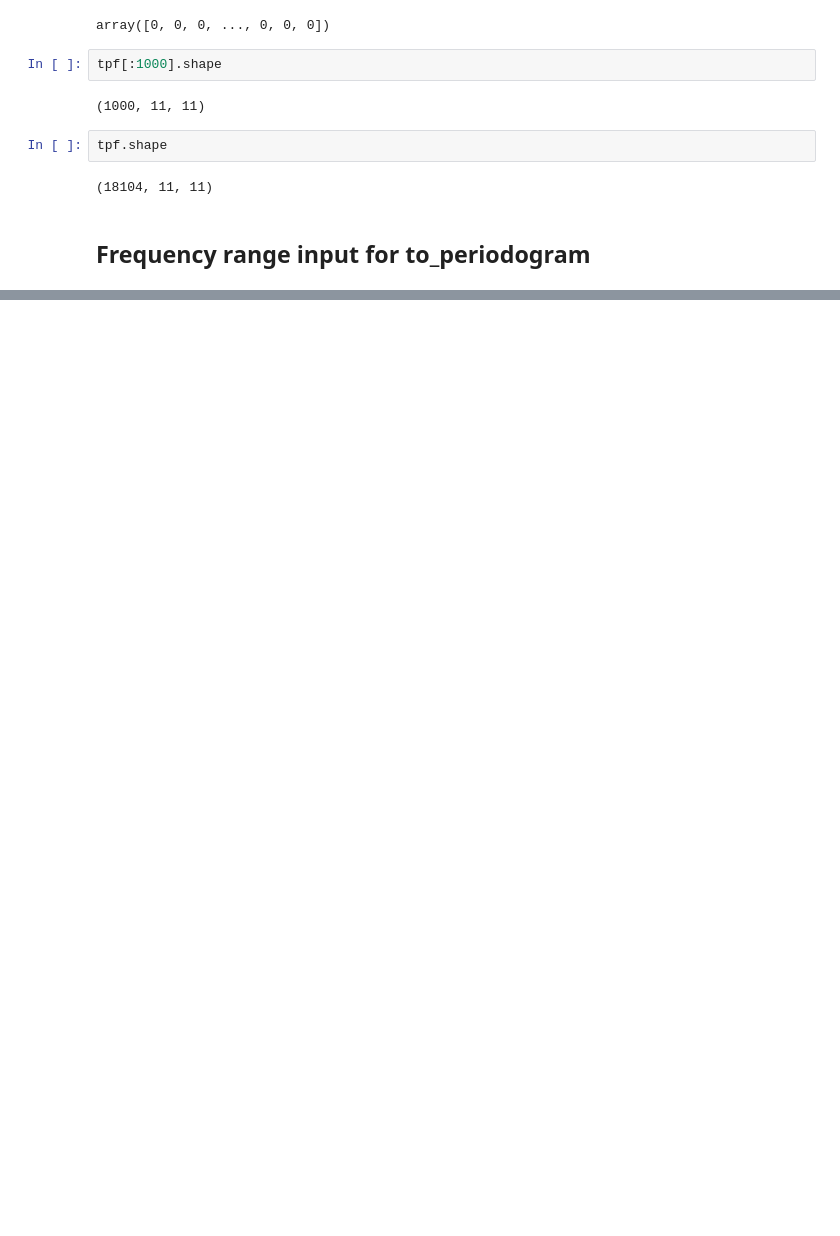
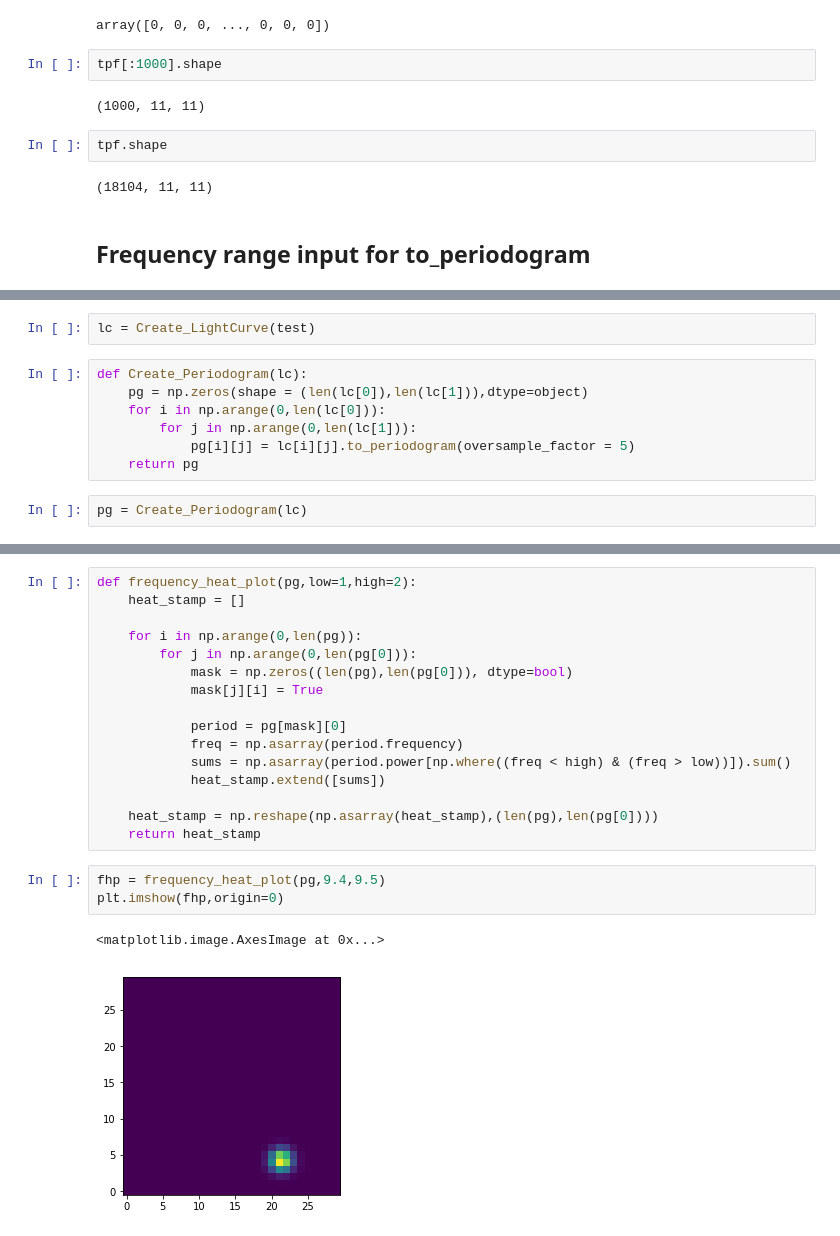
Before and after one commit to Higgins00/AstroResearch, a Jupyter notebook: Research.ipynb, the cells around one changed output, grey strips where cells are left out. Cells and saved outputs as stored; diff of their text form; blank space fills up the shorter version.

```diff
--- a/Research.ipynb
+++ b/Research.ipynb
@@ -2270,0 +2432,11 @@ tpf.shape
+# %%
+lc = Create_LightCurve(test)
+# %%
+def Create_Periodogram(lc):
+    pg = np.zeros(shape = (len(lc[0]),len(lc[1])),dtype=object)
+    for i in np.arange(0,len(lc[0])):
+        for j in np.arange(0,len(lc[1])):
+            pg[i][j] = lc[i][j].to_periodogram(oversample_factor = 5)
+    return pg
+# %%
+pg = Create_Periodogram(lc)
@@ -2270,0 +2445,22 @@ tpf.shape
+# %%
+def frequency_heat_plot(pg,low=1,high=2):
+    heat_stamp = []
+
+    for i in np.arange(0,len(pg)):
+        for j in np.arange(0,len(pg[0])):
+            mask = np.zeros((len(pg),len(pg[0])), dtype=bool)
+            mask[j][i] = True
+
+            period = pg[mask][0]
+            freq = np.asarray(period.frequency)
+            sums = np.asarray(period.power[np.where((freq < high) & (freq > low))]).sum()
+            heat_stamp.extend([sums])
+
+    heat_stamp = np.reshape(np.asarray(heat_stamp),(len(pg),len(pg[0])))
+    return heat_stamp
+# %%
+fhp = frequency_heat_plot(pg,9.4,9.5)
+plt.imshow(fhp,origin=0)
+# %% [output]
+<matplotlib.image.AxesImage at 0x...>
+[figure, added]
```
Also changed, not shown: parts of 12 cells of this notebook.
